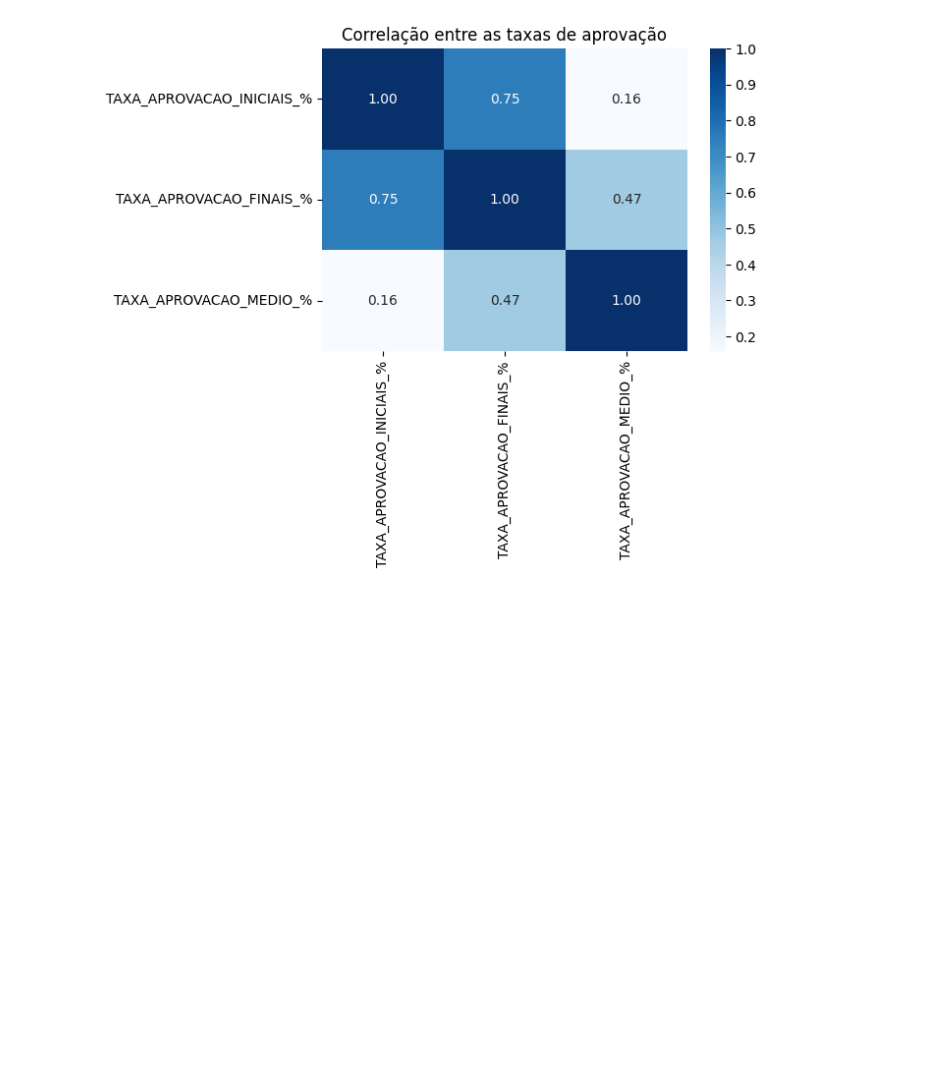
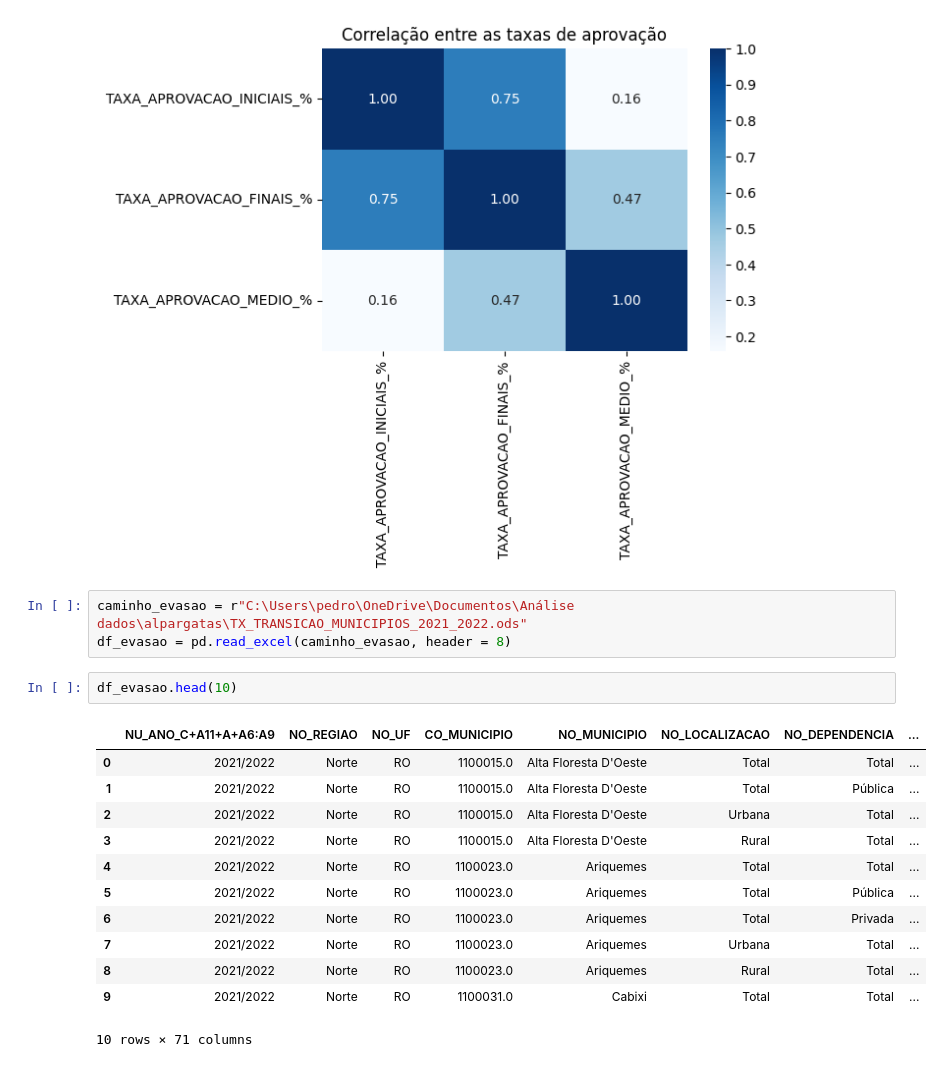
Before and after one commit to pedrorveloso-gif/projeto_alpa, a Jupyter notebook: sprint01.ipynb, the cells around one changed output. Drawn from its saved outputs; the diff is of its cells as text; blank space fills up the shorter version.

```diff
--- a/sprint01.ipynb
+++ b/sprint01.ipynb
@@ -511,3 +511,21 @@ plt.show()
 # Também percebemos a baixissima correlação da aprovação dos anos iniciais com o ensino médio, devido ao nível de ambas
 # %% [output]
 [figure]
+# %%
+caminho_evasao = r"C:\Users\pedro\OneDrive\Documentos\Análise dados\alpargatas\TX_TRANSICAO_MUNICIPIOS_2021_2022.ods"
+df_evasao = pd.read_excel(caminho_evasao, header = 8)
+# %%
+df_evasao.head(10)
+# %% [output]
+|  | NU_ANO_C+A11+A+A6:A9 | NO_REGIAO | NO_UF | CO_MUNICIPIO | NO_MUNICIPIO | NO_LOCALIZACAO | NO_DEPENDENCIA | ... |
+| 0 | 2021/2022 | Norte | RO | 1100015.0 | Alta Floresta D'Oeste | Total | Total | ... |
+| 1 | 2021/2022 | Norte | RO | 1100015.0 | Alta Floresta D'Oeste | Total | Pública | ... |
+| 2 | 2021/2022 | Norte | RO | 1100015.0 | Alta Floresta D'Oeste | Urbana | Total | ... |
+| 3 | 2021/2022 | Norte | RO | 1100015.0 | Alta Floresta D'Oeste | Rural | Total | ... |
+| 4 | 2021/2022 | Norte | RO | 1100023.0 | Ariquemes | Total | Total | ... |
+| 5 | 2021/2022 | Norte | RO | 1100023.0 | Ariquemes | Total | Pública | ... |
+| 6 | 2021/2022 | Norte | RO | 1100023.0 | Ariquemes | Total | Privada | ... |
+| 7 | 2021/2022 | Norte | RO | 1100023.0 | Ariquemes | Urbana | Total | ... |
+| 8 | 2021/2022 | Norte | RO | 1100023.0 | Ariquemes | Rural | Total | ... |
+| 9 | 2021/2022 | Norte | RO | 1100031.0 | Cabixi | Total | Total | ... |
+10 rows × 71 columns
```
Also changed, not shown: parts of 6 cells of this notebook.
